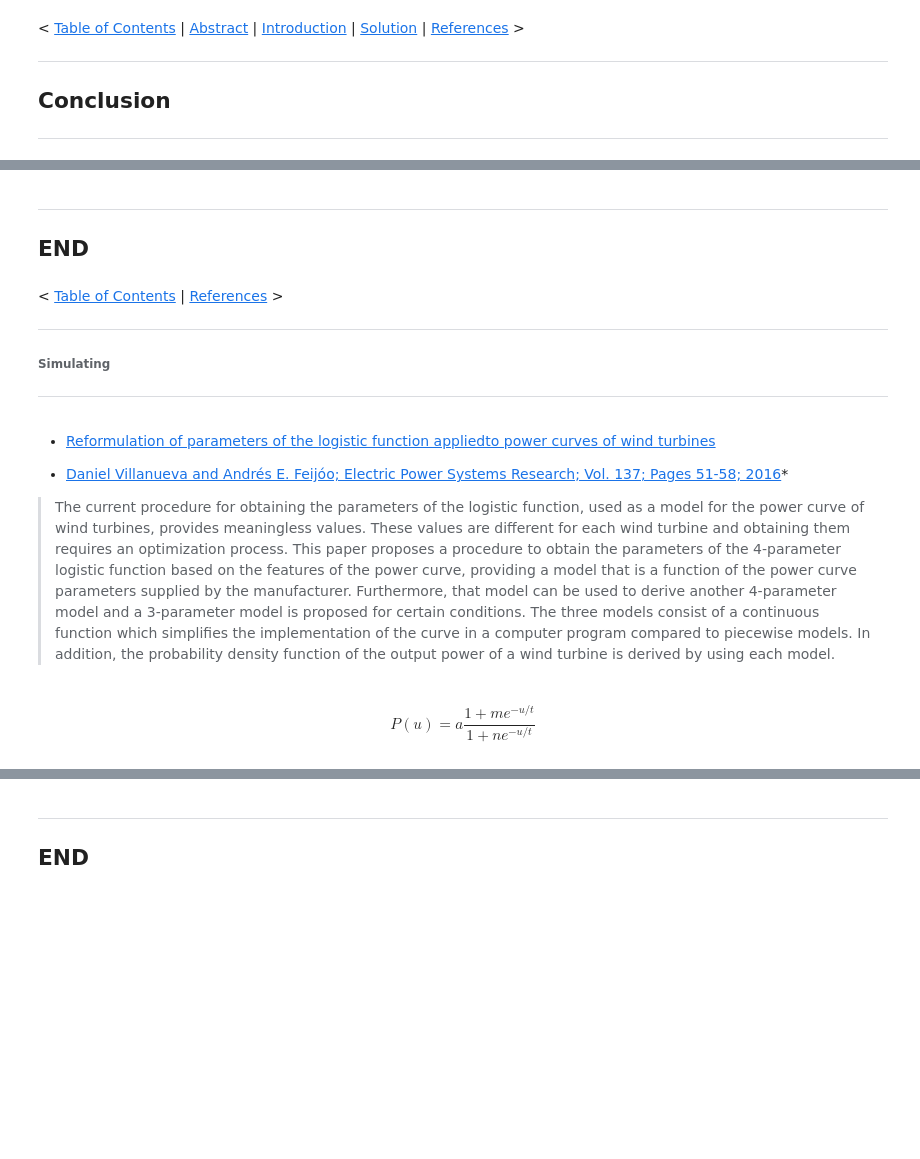
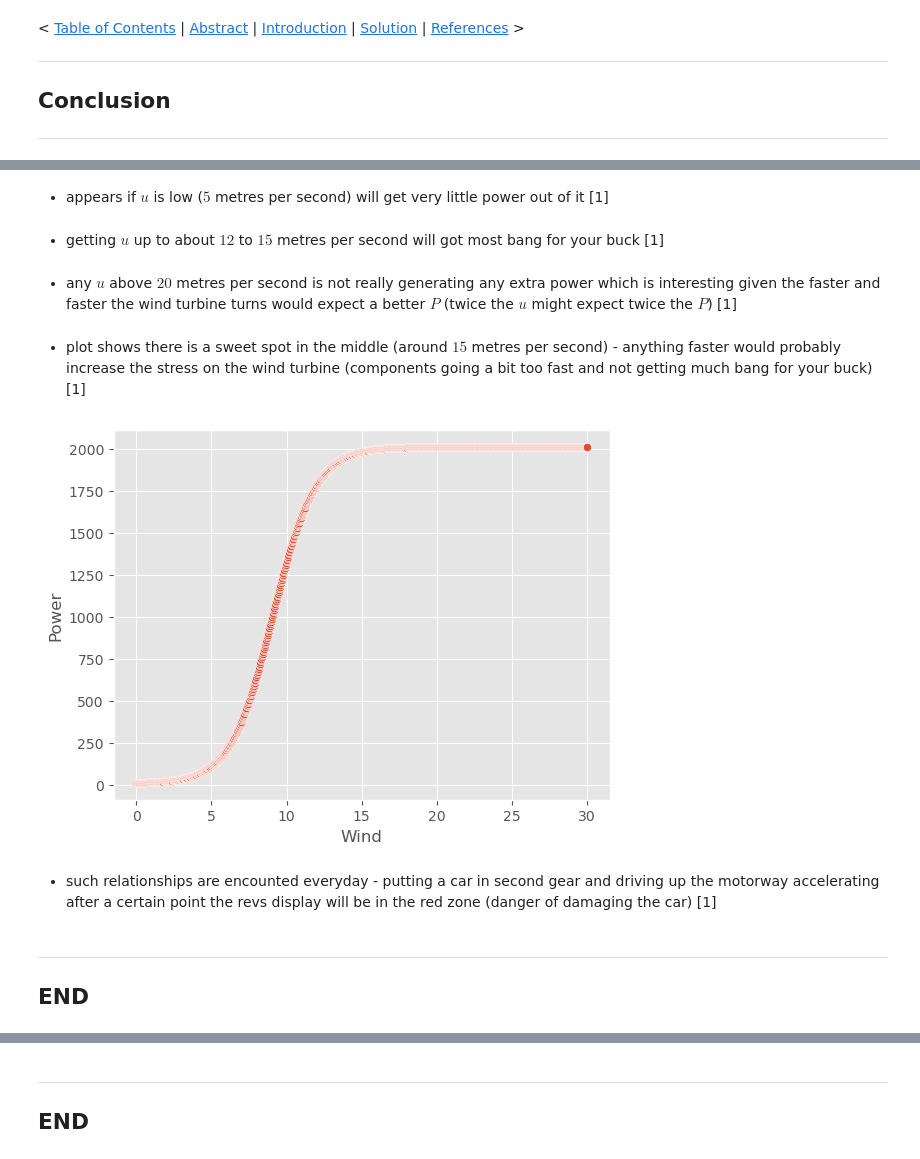
Before and after one commit to SeanOhAileasa/fda-simulation, a Jupyter notebook: fda-simulation.ipynb, the cells around one changed output, grey strips where cells are left out. Cells and saved outputs as stored; diff of their text form; code cells hidden in the pictures; blank space fills up the shorter version.

```diff
--- a/fda-simulation.ipynb
+++ b/fda-simulation.ipynb
@@ -91,0 +161,3 @@ fFile("./hide/024-Plotting an equation - 18-10-2020.mp4")
+# %%
+u=np.linspace(start=0.0,stop=30,num=1000)
+u
@@ -93,0 +234,2 @@ fFile("./hide/024-Plotting an equation - 18-10-2020.mp4")
+# %%
+df=pd.DataFrame({"Wind":u,"Power":P_u})
@@ -105,17 +307,17 @@ fFile("./hide/024-Plotting an equation - 18-10-2020.mp4")
+# %% [markdown]
+- appears if $u$ is low ($5$ metres per second) will get very little power out of it [1]
+# %% [markdown]
+- getting $u$ up to about $12$ to $15$ metres per second will got most bang for your buck [1]
+# %% [markdown]
+- any $u$ above $20$ metres per second is not really generating any extra power which is interesting given the faster and faster the wind turbine turns would expect a better $P$ (twice the $u$ might expect twice the $P$) [1]
+# %% [markdown]
+- plot shows there is a sweet spot in the middle (around $15$ metres per second) - anything faster would probably increase the stress on the wind turbine (components going a bit too fast and not getting much bang for your buck) [1]
+# %%
+sns.scatterplot(x="Wind",y="Power",data=df);
+# %% [output]
+[figure, added]
+# %% [markdown]
+- such relationships are encounted everyday - putting a car in second gear and driving up the motorway accelerating after a certain point the revs display will be in the red zone (danger of damaging the car) [1]
 # %% [markdown]
 ***
 ## END
-# %% [markdown]
-< [Table of Contents](#top) | [References](#references) >
-<a id="xxx"></a>
-***
-###### Simulating
-***
-# %% [markdown]
-- [Reformulation of parameters of the logistic function appliedto power curves of wind turbines](https://www.sciencedirect.com/science/article/pii/S0378779616300992)
-
-- [Daniel Villanueva and Andrés E. Feijóo; Electric Power Systems Research; Vol. 137; Pages 51-58; 2016](https://www.sciencedirect.com/science/article/pii/S0378779616300992)*
-
-> The current procedure for obtaining the parameters of the logistic function, used as a model for the power curve of wind turbines, provides meaningless values. These values are different for each wind turbine and obtaining them requires an optimization process. This paper proposes a procedure to obtain the parameters of the 4-parameter logistic function based on the features of the power curve, providing a model that is a function of the power curve parameters supplied by the manufacturer. Furthermore, that model can be used to derive another 4-parameter model and a 3-parameter model is proposed for certain conditions. The three models consist of a continuous function which simplifies the implementation of the curve in a computer program compared to piecewise models. In addition, the probability density function of the output power of a wind turbine is derived by using each model.
-# %% [markdown]
-$$ P(u) = a \frac{1 + me^{-u/t}}{1+ ne^{-u/t}} $$
```
Also changed, not shown: parts of 80 cells of this notebook.
